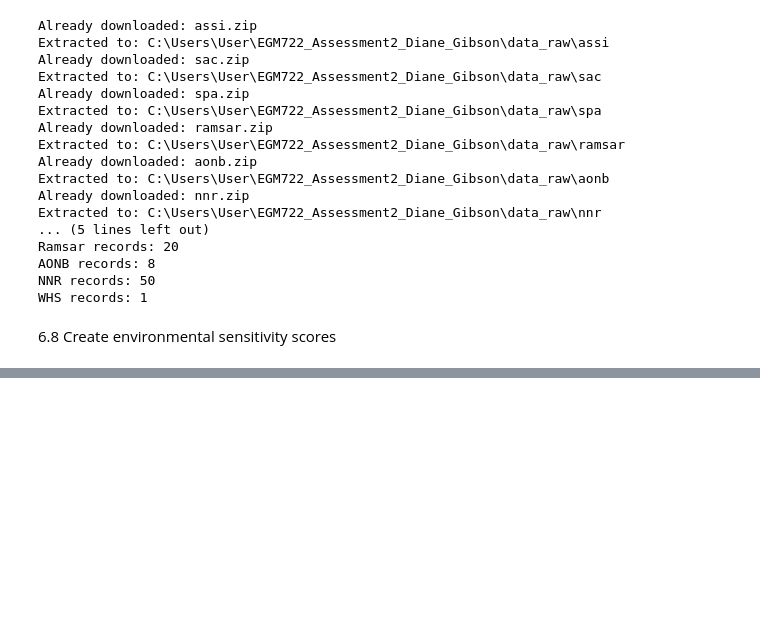
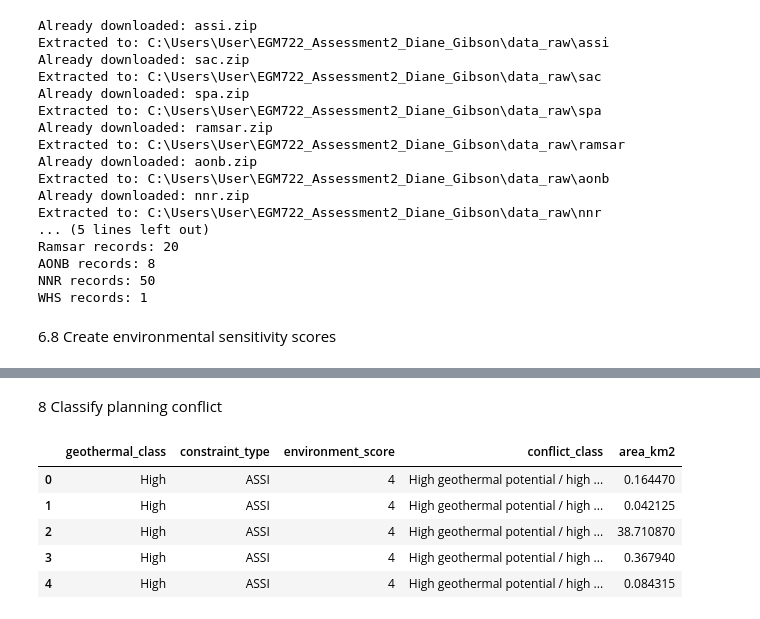
Before and after one commit to dgibson-ulst/EGM722_Assessment2_Diane_Gibson, a Jupyter notebook: notebooks/EGM722_geothermal_groundwater_mapping.ipynb, the cells around one changed output, grey strips where cells are left out. Cells and saved outputs as stored; diff of their text form; code cells hidden in the pictures; blank space fills up the shorter version.

```diff
--- a/notebooks/EGM722_geothermal_groundwater_mapping.ipynb
+++ b/notebooks/EGM722_geothermal_groundwater_mapping.ipynb
@@ -589,0 +620,64 @@ Combined protected-area records: 547
+# %% [markdown]
+8 Classify planning conflict
+# %%
+# Define a classification function
+# Function examines one row at a ttime, compares scores, and returns a text interpretation
+def classify_conflict(row):
+    """
+    Classify overlap between geothermal potential and environmental sensitivity
+
+    Parameters
+    ----------
+    row : pandas.Series
+        Row containing geothermal and environmental scores
+
+    Returns
+    -------
+    str
+        Conflict interpretation category
+    """
+    geothermal_score = row["geothermal_score"] # read geothermal score from current row
+    environment_score = row["environment_score"] # read environmental sensitivity score from the row
+
+    # Decision rules
+    # Rule 1
+    if geothermal_score >= 4 and environment_score >= 4:
+        return "High geothermal potential / high environmental constraint"
+    # if geothermal potential is high and environmental sensitivity is high then the statement 'high geothermal potential / high environmental constraint' will be returned
+    # therefore, there is a potential planning conflict and constraint, and any geothermal project would require detailed environmental impact assessment
+    # Rule 2
+    elif geothermal_score >= 4 and environment_score < 4:
+        return "High geothermal potential / lower environmental constraint"
+    # potentially favourable devleopment areas with lower conflict zones
+    # Rule 3
+    elif geothermal_score >= 3 and environment_score >= 4:
+        return "Moderate geothermal potential / high environmental constraint"
+    # moderate geothermal opportunity but environmentally sensitive
+    # therefore, geothermal project opportunities may be constrained, suitability is uncertain, and cautious planning is required
+    # else statement
+    else:
+        return "Lower priority or lower conflict"
+    # applies if none of the earlier conditions are met
+    # indicates an area of lower geothermal suitability and lower environmental importance
+
+# classify_conflict(row) function applied to each row
+# Creates a new column called 'conflict_class'
+conflict_areas["conflict_class"] = conflict_areas.apply(
+    classify_conflict,
+    axis=1 # runs the function on every row
+)
+
+# Display the first 5 rows of the selected columns in a formatted table to allow for inspection of results
+display(
+    conflict_areas[
+        ["geothermal_class", "constraint_type", "environment_score",
+         "conflict_class", "area_km2"]
+    ].head()
+)
+# %% [output]
+|  | geothermal_class | constraint_type | environment_score | conflict_class | area_km2 |
+| 0 | High | ASSI | 4 | High geothermal potential / high ... | 0.164470 |
+| 1 | High | ASSI | 4 | High geothermal potential / high ... | 0.042125 |
+| 2 | High | ASSI | 4 | High geothermal potential / high ... | 38.710870 |
+| 3 | High | ASSI | 4 | High geothermal potential / high ... | 0.367940 |
+| 4 | High | ASSI | 4 | High geothermal potential / high ... | 0.084315 |
```
Also changed, not shown: parts of 9 cells of this notebook, 1 other file.
